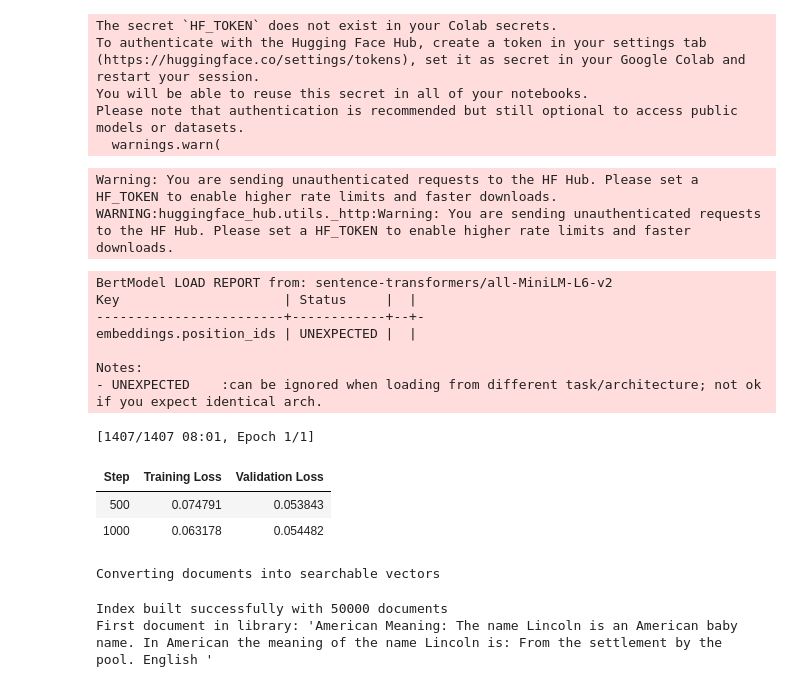
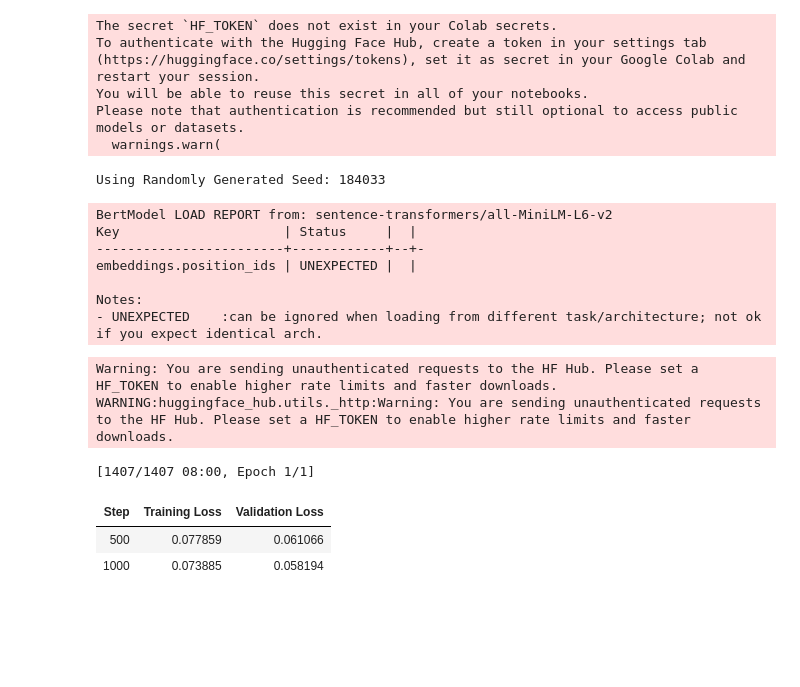
Before and after one commit to LarshVakil/Semantic-Search-Engine, a Jupyter notebook: SemanticSearchEngine.ipynb, the cells around one changed output. Cells and saved outputs as stored; diff of their text form; code cells hidden in the pictures; blank space fills up the shorter version.

```diff
--- a/SemanticSearchEngine.ipynb
+++ b/SemanticSearchEngine.ipynb
@@ -48,11 +45,13 @@ import time
 # %%
-#Load the dataset
-
+# Load the dataset
 dataset = load_dataset("nthakur/msmarco-passage-sampled-100k")
 
-#Split into training validation and testing
-split_1 = dataset['train'].train_test_split(train_size=0.90, seed=0)
-split_2 = split_1['test'].train_test_split(test_size=0.50, seed=0)
+#Test train and validation split using a random seed
+random_seed = random.randint(0, 1000000)
+print(f"Using Randomly Generated Seed: {random_seed}")
+
+split_1 = dataset['train'].train_test_split(train_size=0.90, seed=random_seed)
+split_2 = split_1['test'].train_test_split(test_size=0.50, seed=random_seed)
 
 train_ds = split_1['train']
 valid_ds = split_2['train']
@@ -63,4 +62,5 @@ To authenticate with the Hugging Face Hub, create a token in your settings tab (
 You will be able to reuse this secret in all of your notebooks.
 Please note that authentication is recommended but still optional to access public models or datasets.
   warnings.warn(
+Using Randomly Generated Seed: 184033
 # %%
@@ -80,79 +78,54 @@ train_ds = train_ds.map(flatten_data)
 valid_ds = valid_ds.map(flatten_data)
 test_ds = test_ds.map(flatten_data)
 # %%
-# Load recommended model and set up loss function
+#Load model and set up loss function
 model = SentenceTransformer('all-MiniLM-L6-v2')
 train_loss = losses.MultipleNegativesRankingLoss(model)
 
-# Ensure datasets have the correct column order
+#Correct columns
 train_ds = train_ds.select_columns(['anchor', 'positive', 'negative'])
 valid_ds = valid_ds.select_columns(['anchor', 'positive', 'negative'])
 
-# Configure training parameters optimized for Colab T4 with 100k samples
+
+#Training parameters for Colab T4 GPU with 100k samples
 args = SentenceTransformerTrainingArguments(
     output_dir="TunedModel",
     num_train_epochs=1,
     per_device_train_batch_size=32,
     gradient_accumulation_steps=2,
     learning_rate=2e-5,
     warmup_steps=150,
     fp16=True,
     eval_strategy="steps",
     eval_steps=500,
     save_steps=500,
-    logging_steps=50,
     load_best_model_at_end=True,
     metric_for_best_model="eval_loss",
-    save_total_limit=2,
 )
 
-#Start training
+#Start Training
 trainer = SentenceTransformerTrainer(
     model=model,
     args=args,
     train_dataset=train_ds,
     eval_dataset=valid_ds,
     loss=train_loss,
 )
 
 trainer.train()
 model.save("TunedModel")
 # %% [output]
-Warning: You are sending unauthenticated requests to the HF Hub. Please set a HF_TOKEN to enable higher rate limits and faster downloads.
-WARNING:huggingface_hub.utils._http:Warning: You are sending unauthenticated requests to the HF Hub. Please set a HF_TOKEN to enable higher rate limits and faster downloads.
+BertModel LOAD REPORT from: sentence-transformers/all-MiniLM-L6-v2
+Key                     | Status     |  |
+------------------------+------------+--+-
+embeddings.position_ids | UNEXPECTED |  |
+
+Notes:
+- UNEXPECTED    :can be ignored when loading from different task/architecture; not ok if you expect identical arch.
-BertModel LOAD REPORT from: sentence-transformers/all-MiniLM-L6-v2
-Key                     | Status     |  |
-------------------------+------------+--+-
-embeddings.position_ids | UNEXPECTED |  |
-
-Notes:
-- UNEXPECTED    :can be ignored when loading from different task/architecture; not ok if you expect identical arch.
+Warning: You are sending unauthenticated requests to the HF Hub. Please set a HF_TOKEN to enable higher rate limits and faster downloads.
+WARNING:huggingface_hub.utils._http:Warning: You are sending unauthenticated requests to the HF Hub. Please set a HF_TOKEN to enable higher rate limits and faster downloads.
-[1407/1407 08:01, Epoch 1/1]
+[1407/1407 08:00, Epoch 1/1]
 | Step | Training Loss | Validation Loss |
-| 500 | 0.074791 | 0.053843 |
-| 1000 | 0.063178 | 0.054482 |
+| 500 | 0.077859 | 0.061066 |
+| 1000 | 0.073885 | 0.058194 |
-# %%
-# Build FAISS index
-train_ds = train_ds.select_columns(['anchor', 'positive', 'negative'])
-
-corpus_sentences = [row['positive'] for row in train_ds.select(range(50000))]
-
-print("Converting documents into searchable vectors")
-corpus_embeddings = model.encode(
-    corpus_sentences,
-    show_progress_bar=True,
-    convert_to_numpy=True
-)
-
-d = corpus_embeddings.shape[1]
-index = faiss.IndexFlatL2(d)
-
-index.add(corpus_embeddings.astype('float32'))
-
-print(f"Index built successfully with {index.ntotal} documents")
-print(f"First document in library: '{corpus_sentences[0][:150]}'")
-# %% [output]
-Converting documents into searchable vectors
-Index built successfully with 50000 documents
-First document in library: 'American Meaning: The name Lincoln is an American baby name. In American the meaning of the name Lincoln is: From the settlement by the pool. English '
 # %%
```
Also changed, not shown: parts of 7 cells of this notebook.
